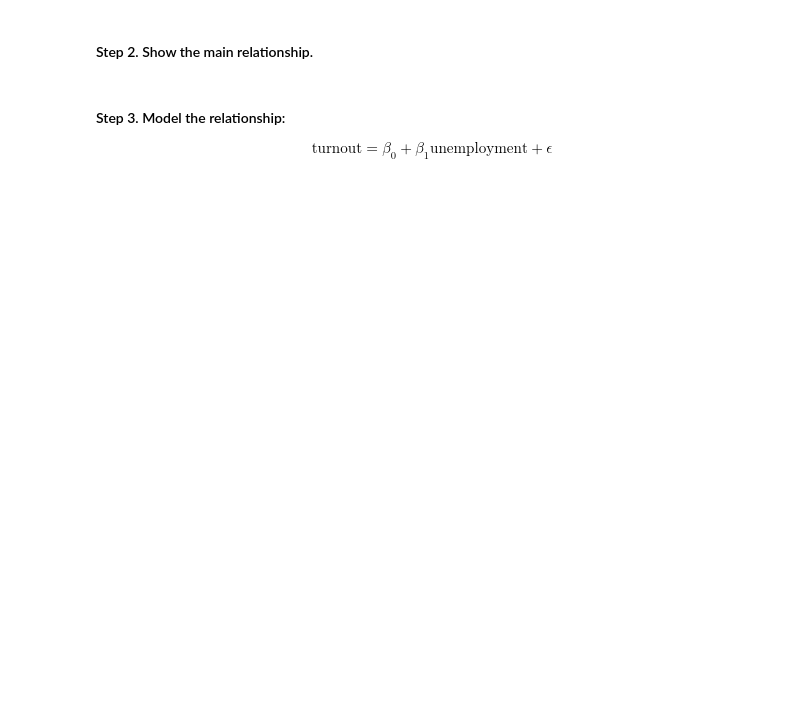
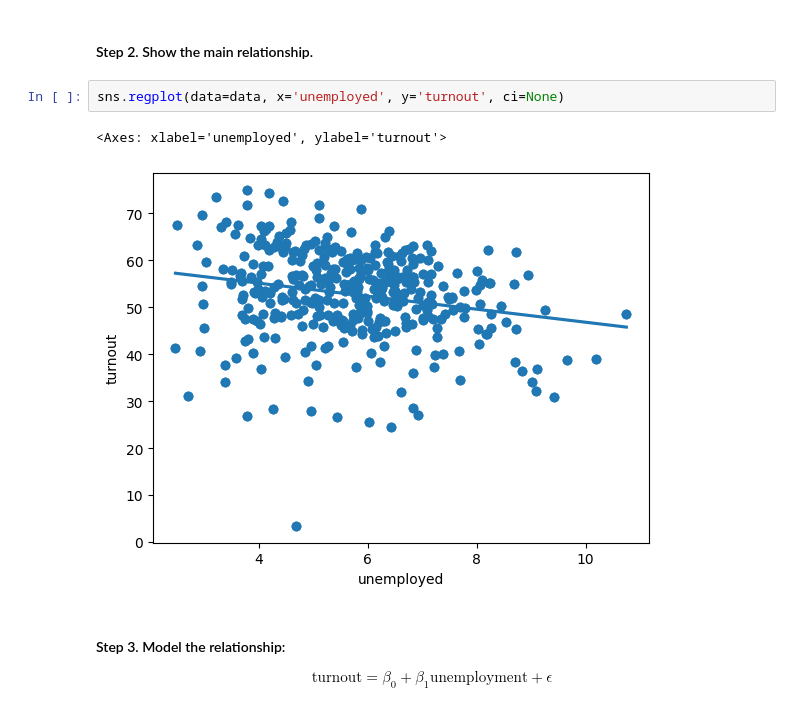
Before and after one commit to tayweid/tayweid.github.io, a Jupyter notebook: econ-0150/parts/part-6-1/Exercise_6_1.ipynb, the cells around one changed output. Drawn from its saved outputs; the diff is of its cells as text; blank space fills up the shorter version.

```diff
--- a/econ-0150/parts/part-6-1/Exercise_6_1.ipynb
+++ b/econ-0150/parts/part-6-1/Exercise_6_1.ipynb
@@ -133,5 +143,10 @@ data.head()
 # %% [markdown]
 #### Step 2. Show the main relationship.
+# %%
+sns.regplot(data=data, x='unemployed', y='turnout', ci=None)
+# %% [output]
+<Axes: xlabel='unemployed', ylabel='turnout'>
+[figure, added]
 # %% [markdown]
 #### Step 3. Model the relationship:
 
```
Also changed, not shown: parts of 6 cells of this notebook, 6 other files.
